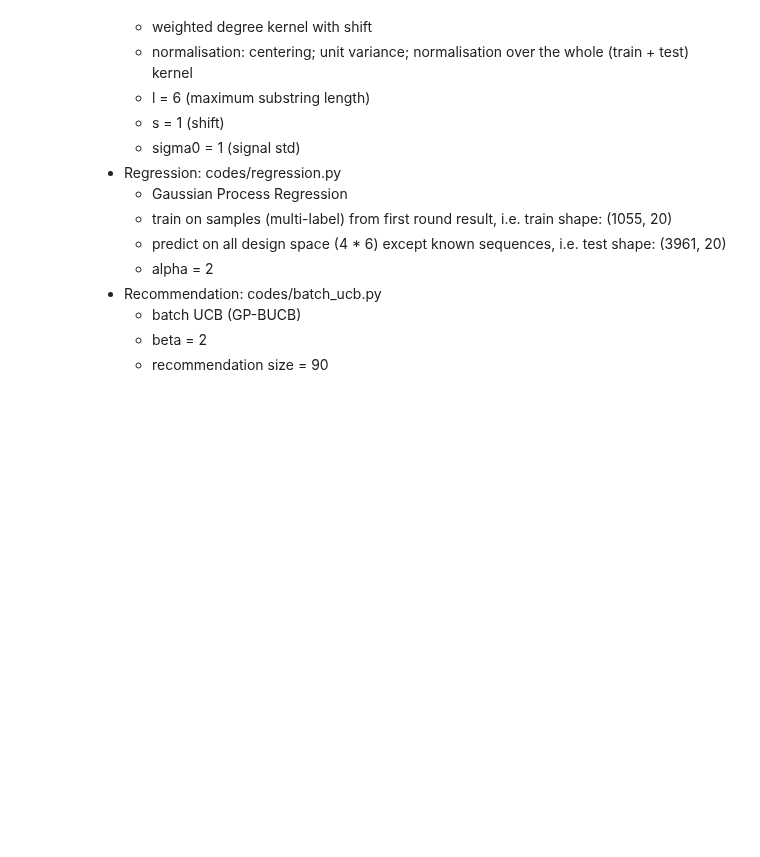
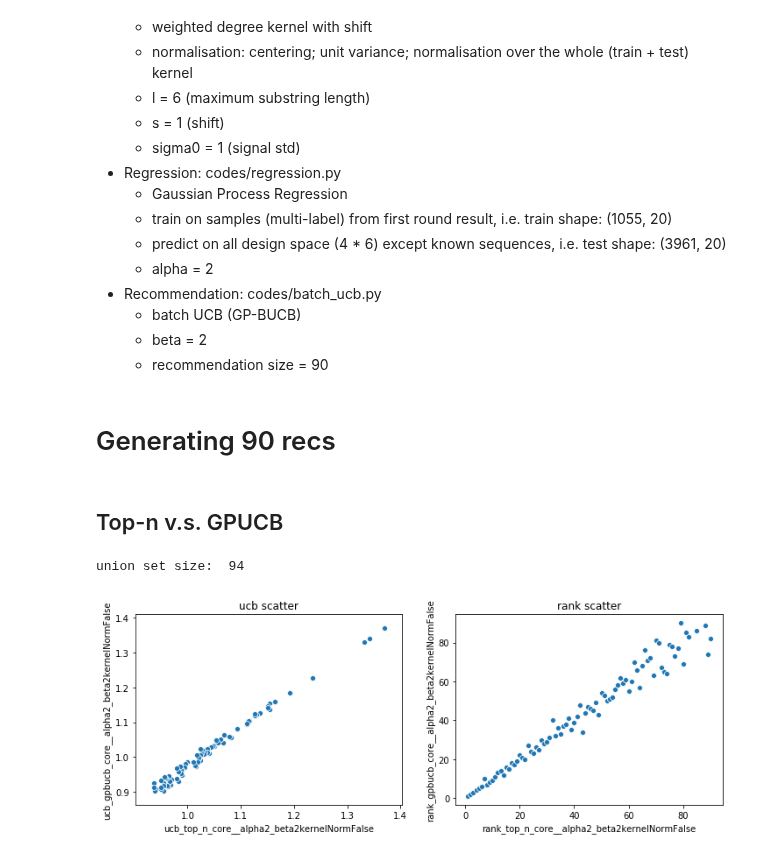
Before and after one commit to mholowko/Solaris, a Jupyter notebook: notebooks/rec_design/rank_ucb_round2_rec.ipynb, the cells around one changed output. Cells and saved outputs as stored; diff of their text form; code cells hidden in the pictures; blank space fills up the shorter version.

```diff
--- a/notebooks/rec_design/rank_ucb_round2_rec.ipynb
+++ b/notebooks/rec_design/rank_ucb_round2_rec.ipynb
@@ -261,3 +239,14 @@ def scatterplot_for_diff_beta(df, name1, name2, rec_size = 90):
     - batch UCB (GP-BUCB)
     - beta = 2
     - recommendation size = 90
+# %% [markdown]
+# Generating 90 recs
+# %% [markdown]
+## Top-n v.s. GPUCB
+# %%
+sheet_to_df_map = pd.read_excel('batch_ucb.xlsx', sheet_name=None)
+scatterplot_union_ucb_scores(list(sheet_to_df_map.values())[0],list(sheet_to_df_map.values())[1],
+                            list(sheet_to_df_map.keys())[0],list(sheet_to_df_map.keys())[1])
+# %% [output]
+union set size:  94
+[figure, added]
```
Also changed, not shown: parts of 6 cells of this notebook, 3 other files.
